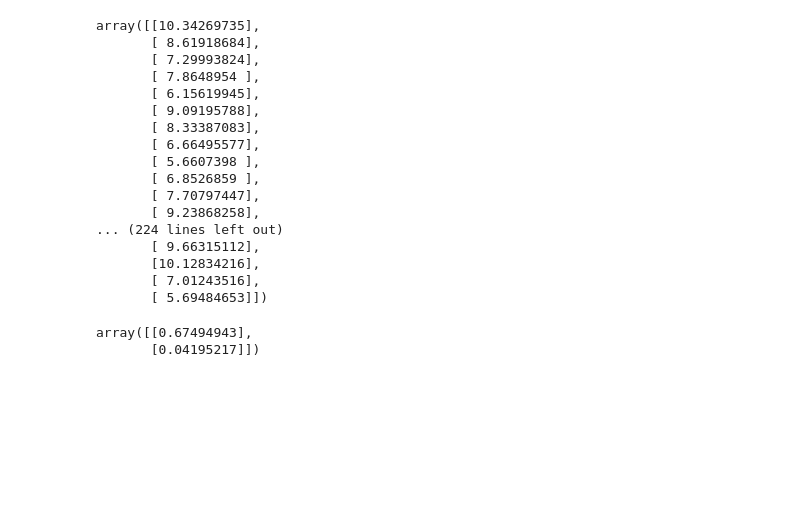
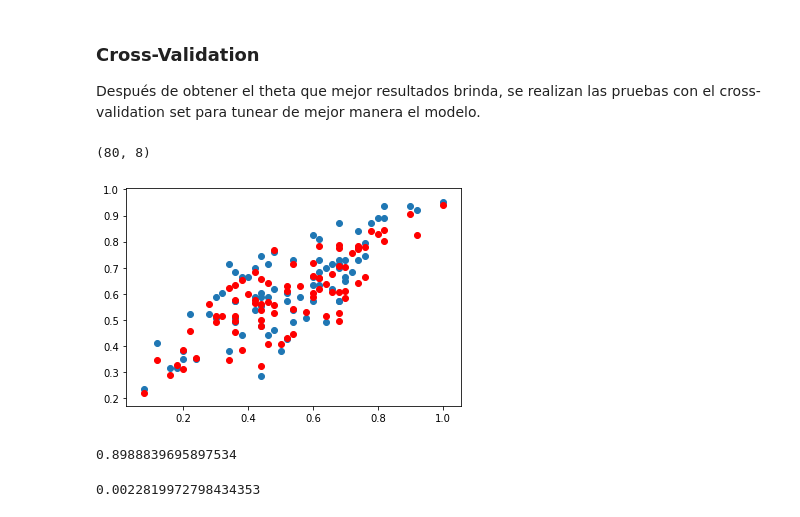
Before and after one commit to anahern4ndez/Linear_Regression, a Jupyter notebook: HT1 borrador.ipynb, the cells around one changed output. Cells and saved outputs as stored; diff of their text form; code cells hidden in the pictures; blank space fills up the shorter version.

```diff
--- a/HT1 borrador.ipynb
+++ b/HT1 borrador.ipynb
@@ -64,25 +89,34 @@ plt.show()
-# %%
-np.matmul(X, theta)
-# %% [output]
-array([[10.34269735],
-       [ 8.61918684],
-       [ 7.29993824],
-       [ 7.8648954 ],
-       [ 6.15619945],
-       [ 9.09195788],
-       [ 8.33387083],
-       [ 6.66495577],
-       [ 5.6607398 ],
-       [ 6.8526859 ],
-       [ 7.70797447],
-       [ 9.23868258],
-... (224 lines left out)
-       [ 9.66315112],
-       [10.12834216],
-       [ 7.01243516],
-       [ 5.69484653]])
-# %%
-theta
-# %% [output]
-array([[0.67494943],
-       [0.04195217]])
+# %% [markdown]
+### Cross-Validation
+Después de obtener el theta que mejor resultados brinda, se realizan las pruebas con el cross-validation set para tunear de mejor manera el modelo.
+# %%
+cv_set.shape
+# %% [output]
+(80, 8)
+# %%
+cv_x = np.vstack((
+    np.ones(len(cv_set)),
+    cv_set[:,].T
+)).T
+
+cv_y = cv_set[:, 7]
+# %%
+plt.scatter(cv_x[:, 1], cv_y)
+plt.scatter(cv_x[:, 1], np.matmul(cv_x, theta), color='red')
+plt.show()
+# %% [output]
+[figure, added]
+# %%
+#Cálculo de coeficiente de regresión (R^2)
+cv_y = cv_set[:,len(cv_set[0])-1:len(cv_set[0])]
+r2 = (((cv_y-cv_y.mean())**2).sum()-((np.matmul(cv_x, theta)-cv_y)**2).sum())/((cv_y-cv_y.mean())**2).sum()
+r2
+# %% [output]
+0.8988839695897534
+# %%
+#Error Cuadrático Medio
+
+ecm = (1/len(cv_set))*((np.matmul(cv_x, theta)-cv_y)**2).sum()
+ecm
+# %% [output]
+0.0022819972798434353
```
Also changed, not shown: parts of 14 cells of this notebook, 2 other files.
